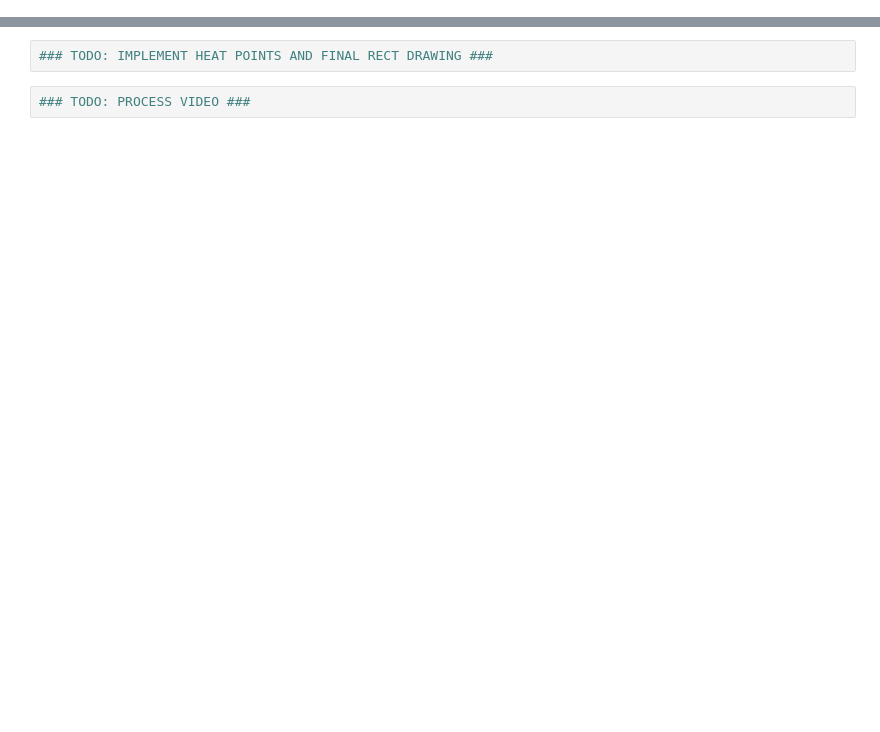
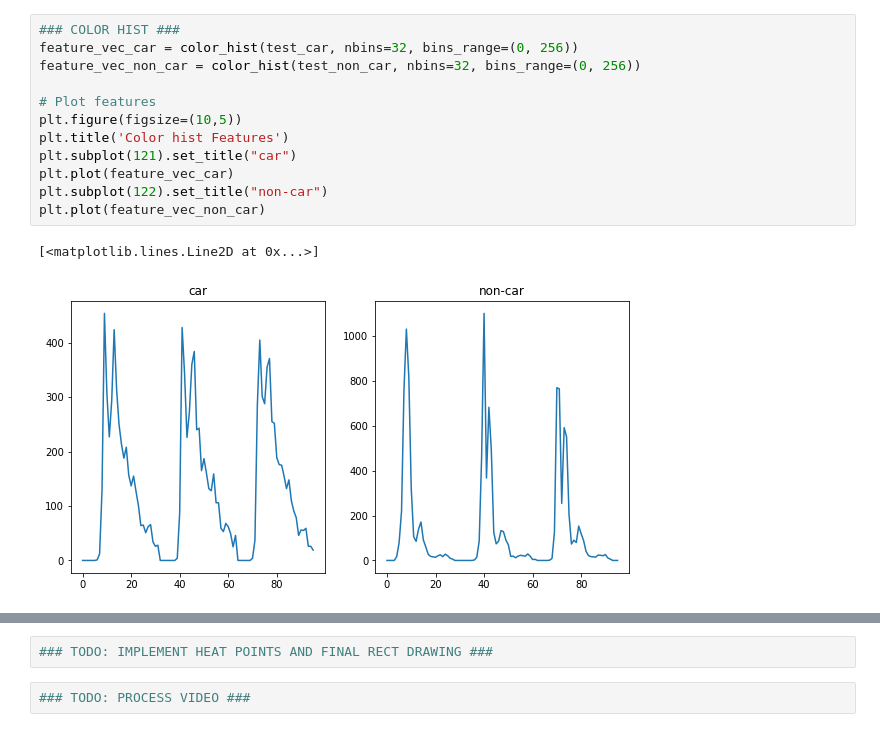
Before and after one commit to pandaive/CarND-Vehicle-Detection-And-Tracking, a Jupyter notebook: P5.ipynb, the cells around one changed output, grey strips where cells are left out. Saved outputs shown, nothing was run; the diff lists cells and outputs as text; blank space fills up the shorter version.

```diff
--- a/P5.ipynb
+++ b/P5.ipynb
@@ -44,0 +163,15 @@ for i, filename in enumerate(non_vehicles_files):
+# %%
+### COLOR HIST ###
+feature_vec_car = color_hist(test_car, nbins=32, bins_range=(0, 256))
+feature_vec_non_car = color_hist(test_non_car, nbins=32, bins_range=(0, 256))
+
+# Plot features
+plt.figure(figsize=(10,5))
+plt.title('Color hist Features')
+plt.subplot(121).set_title("car")
+plt.plot(feature_vec_car)
+plt.subplot(122).set_title("non-car")
+plt.plot(feature_vec_non_car)
+# %% [output]
+[<matplotlib.lines.Line2D at 0x...>]
+[figure, added]
```
Also changed, not shown: parts of 23 cells of this notebook, 9 other files.
